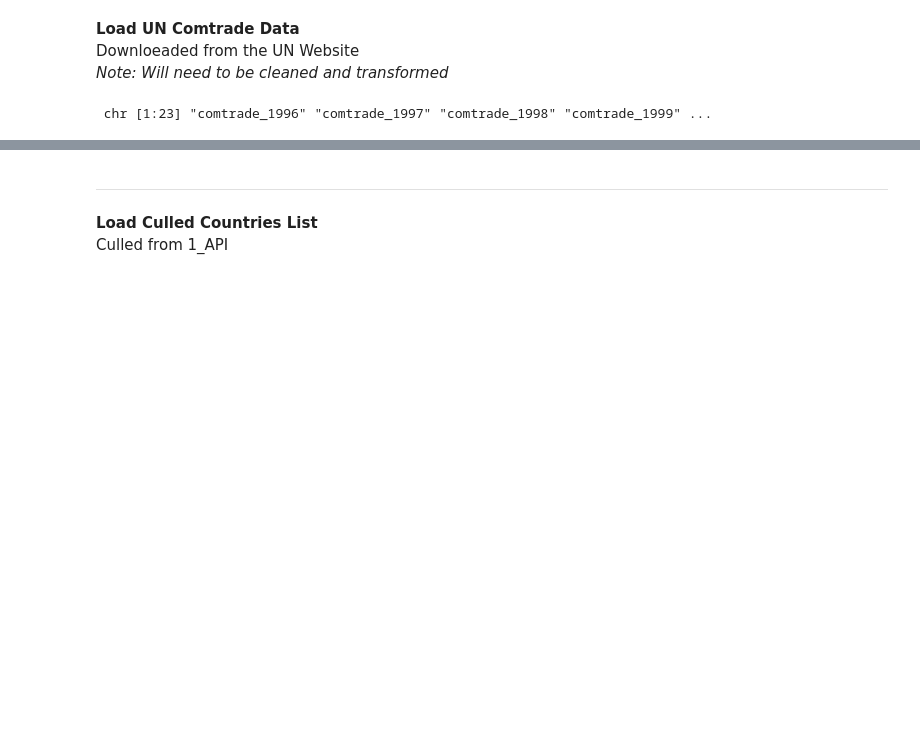
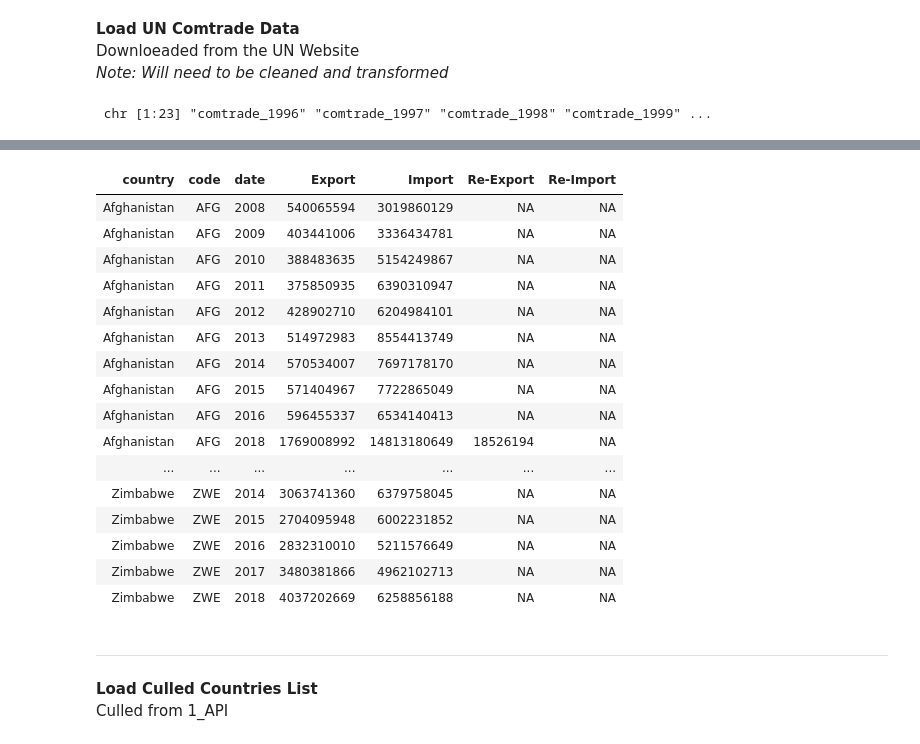
Before and after one commit to jake-w-schneider/SYPA, a Jupyter notebook: 1_Scripts/Harvard_SYPA/2_ETL.ipynb, the cells around one changed output, grey strips where cells are left out. Drawn from its saved outputs; the diff is of its cells as text; code cells hidden in the pictures; blank space fills up the shorter version.

Commit message:
add comtrade data

```diff
--- a/1_Scripts/Harvard_SYPA/2_ETL.ipynb
+++ b/1_Scripts/Harvard_SYPA/2_ETL.ipynb
@@ -233,0 +203,9 @@ NotebookApp.rate_limit_window=3.0 (secs)
+# %%
+# Rename Variable Columns and Omit Series Code
+
+colnames(comtrade_long)
+comtrade_long <- comtrade_long[c(2, 8, 10:11, 32)]
+setnames(comtrade_long, c("Year", "Reporter", "Reporter.ISO", "Trade.Value..US..", "Trade.Flow"), c("date", "country", "code", "value", "indicator"))
+colnames(comtrade_long)
+
+comtrade_long
@@ -233,0 +243,30 @@ NotebookApp.rate_limit_window=3.0 (secs)
+# %%
+# Reshape
+
+comtrade_wide = dcast(comtrade_long, country + code + date ~ indicator, value.var = "value")
+
+# Rename Data Set as Final
+
+comtrade_df = comtrade_wide
+# %%
+#View Comtrade
+
+comtrade_df
+# %% [output]
+| country | code | date | Export | Import | Re-Export | Re-Import |
+| Afghanistan | AFG | 2008 | 540065594 | 3019860129 | NA | NA |
+| Afghanistan | AFG | 2009 | 403441006 | 3336434781 | NA | NA |
+| Afghanistan | AFG | 2010 | 388483635 | 5154249867 | NA | NA |
+| Afghanistan | AFG | 2011 | 375850935 | 6390310947 | NA | NA |
+| Afghanistan | AFG | 2012 | 428902710 | 6204984101 | NA | NA |
+| Afghanistan | AFG | 2013 | 514972983 | 8554413749 | NA | NA |
+| Afghanistan | AFG | 2014 | 570534007 | 7697178170 | NA | NA |
+| Afghanistan | AFG | 2015 | 571404967 | 7722865049 | NA | NA |
+| Afghanistan | AFG | 2016 | 596455337 | 6534140413 | NA | NA |
+| Afghanistan | AFG | 2018 | 1769008992 | 14813180649 | 18526194 | NA |
+| ... | ... | ... | ... | ... | ... | ... |
+| Zimbabwe | ZWE | 2014 | 3063741360 | 6379758045 | NA | NA |
+| Zimbabwe | ZWE | 2015 | 2704095948 | 6002231852 | NA | NA |
+| Zimbabwe | ZWE | 2016 | 2832310010 | 5211576649 | NA | NA |
+| Zimbabwe | ZWE | 2017 | 3480381866 | 4962102713 | NA | NA |
+| Zimbabwe | ZWE | 2018 | 4037202669 | 6258856188 | NA | NA |
```
Also changed, not shown: parts of 8 cells of this notebook, 4 other files.
